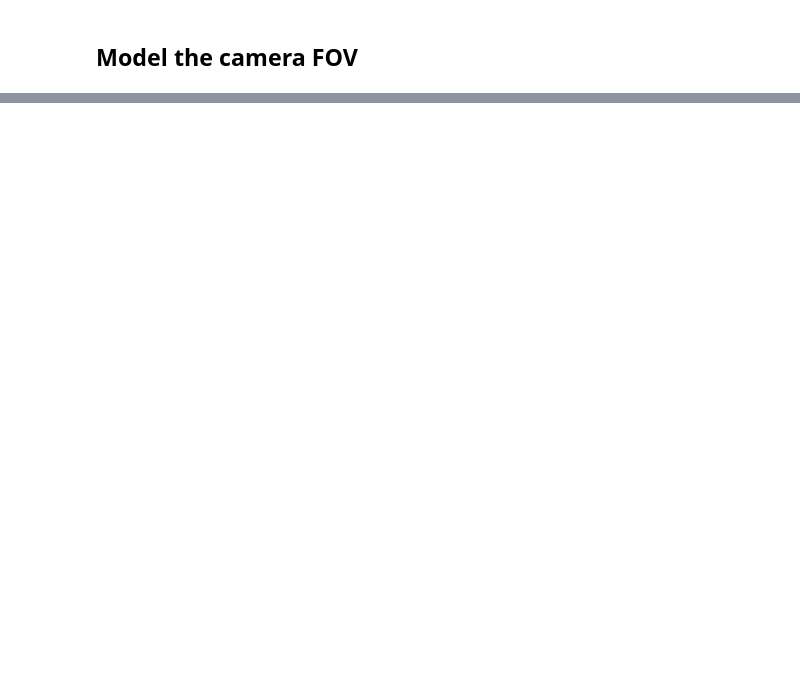
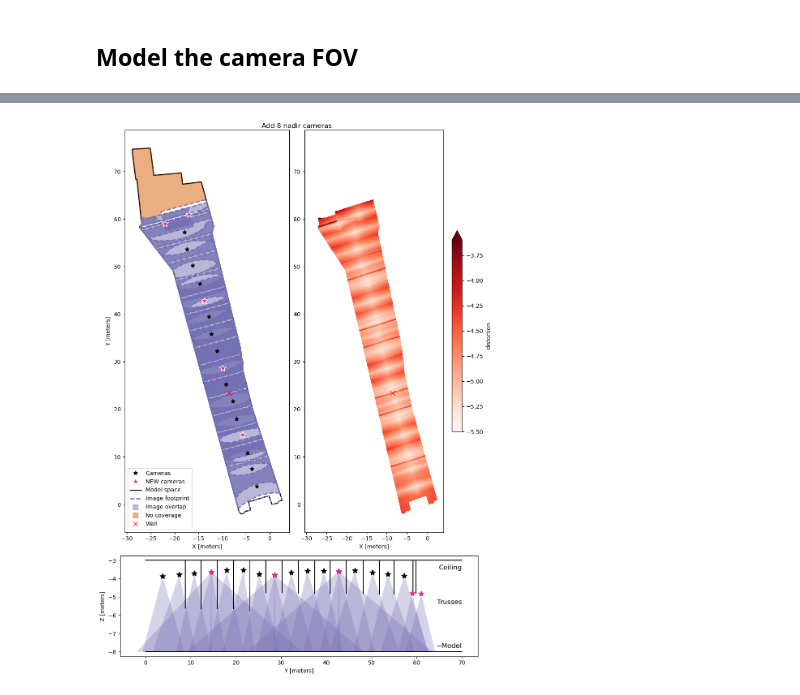
Before and after one commit to RaineyAbe/soo_locks_photogrammetry, a Jupyter notebook: camera_calibration/model_camera_coverage.ipynb, the cells around one changed output, grey strips where cells are left out. Saved outputs shown, nothing was run; the diff lists cells and outputs as text; code cells hidden in the pictures; blank space fills up the shorter version.

```diff
--- a/camera_calibration/model_camera_coverage.ipynb
+++ b/camera_calibration/model_camera_coverage.ipynb
@@ -298,7 +725,3 @@ plt.show()
-# %%
-rafter_heights_file = os.path.join(inputs_folder, 'rafter-heights(Rafter Z Values).csv')
-rh = pd.read_csv(rafter_heights_file)
-rh
 # %%
 new_coords = np.array([
     (-22, 59, rh.loc[rh['Label']=='North 1', 'Z-Value - 15cm'].values[0]),
@@ -337,0 +805,82 @@ save_specs_los(bounds_new_gdf, cams_new, out_file, fov_h=fov_h, fov_v=fov_v)
+# %%
+new_coords = np.array([
+    (-22, 59, rh.loc[rh['Label']=='North 1', 'Z-Value - 15cm'].values[0]),
+    (-17, 61, rh.loc[rh['Label']=='North 2', 'Z-Value - 15cm'].values[0]),
+    cams.loc[cams['channel']=='ch04', ['X', 'Y', 'Z']].values[0],
+    cams.loc[cams['channel']=='ch04', ['X', 'Y', 'Z']].values[0],
+    cams.loc[cams['channel']=='ch08', ['X', 'Y', 'Z']].values[0],
+    cams.loc[cams['channel']=='ch08', ['X', 'Y', 'Z']].values[0],
+    cams.loc[cams['channel']=='ch12', ['X', 'Y', 'Z']].values[0],
+    cams.loc[cams['channel']=='ch12', ['X', 'Y', 'Z']].values[0],
+])
+
+new_rolls = np.concatenate([
+    np.zeros(2),                            # northern-most cams
+    45* np.array([-1, 1, -1, 1, -1, 1])     # rest of the cams
+])
+
+(cams_new, cams_new_full, bounds_new_gdf,
+ bounds_new_full_gdf, overlap_new_gdf,
+ no_coverage_new_full) = calculate_specs_from_new_coords(
+     new_coords = new_coords,
+     new_rolls = new_rolls,
+     cams = cams,
+     bounds = bounds_gdf,
+     model_space = model_space_gdf,
+     fov_h = fov_h,
+     fov_v = fov_v,
+     trusses_gdf = trusses_gdf
+ )
+
+# Calculate map of relative distortion
+distortion_map = create_distortion_map(
+    cams_gdf = cams_new_full,
+    footprints_gdf = bounds_new_full_gdf,
+    yaw_series = 15 * np.ones(len(cams_new_full)),
+    roll_series = np.concatenate([np.zeros(len(cams)), new_rolls]),
+    pitch_series = np.zeros(len(cams_new_full)),
+    fov_h_deg = fov_h,
+    fov_v_deg = fov_v,
+    model_space = model_space_gdf
+)
+
+# Plot results
+gs = matplotlib.gridspec.GridSpec(2,2, height_ratios=[4,1])
+fig = plt.figure(figsize=(10,14))
+ax = [
+    fig.add_subplot(gs[0,0]),
+    fig.add_subplot(gs[0,1]),
+    fig.add_subplot(gs[1,:])
+    ]
+# plot model coverage
+plot_model_coverage(ax[0], model_space_gdf, bounds_new_full_gdf, overlap_new_gdf, cams_new_full, no_coverage_new_full)
+
+# plot vertical view
+plot_vertical_view(ax[2], trusses_gdf, cams, cams_new = cams_new, bounds = bounds_gdf, bounds_new = bounds_new_gdf)
+
+# plot relative distortion
+distortion_map.plot(ax=ax[1], cmap='Reds', vmin=-5.5, vmax=-3.6, cbar_kwargs={'shrink': 0.5})
+ax[1].set_xlim(ax[0].get_xlim())
+ax[1].set_ylim(ax[0].get_ylim())
+ax[1].set_xlabel('X [meters]')
+ax[1].set_ylabel('')
+ax[1].set_title('')
+# plot the wall location
+xcoord, ycoord = get_coords_between_cams('ch06', 'ch07')
+for axis in ax[0:2]:
+    axis.plot(xcoord, ycoord, 'xr', markersize=8, linewidth=2, label='Wall')
+ax[0].legend(loc='lower left')
+
+fig.suptitle('Add 8 nadir cameras')
+fig.tight_layout()
+plt.show()
+
+# Save figure
+fig_file = os.path.join(output_folder, 'add_8_angled_cameras.png')
+fig.savefig(fig_file, dpi=300, bbox_inches='tight')
+print('Figure saved to file:', fig_file)
+
+# Save new specs
+out_file = os.path.join(output_folder, 'add_8_angled_cams_specs.csv')
+save_specs_los(bounds_new_gdf, cams_new, out_file, fov_h=fov_h, fov_v=fov_v)
+# %% [output]
@@ -337,0 +888 @@ save_specs_los(bounds_new_gdf, cams_new, out_file, fov_h=fov_h, fov_v=fov_v)
+[figure, added]
```
Also changed, not shown: parts of 21 cells of this notebook, 3 other files.
